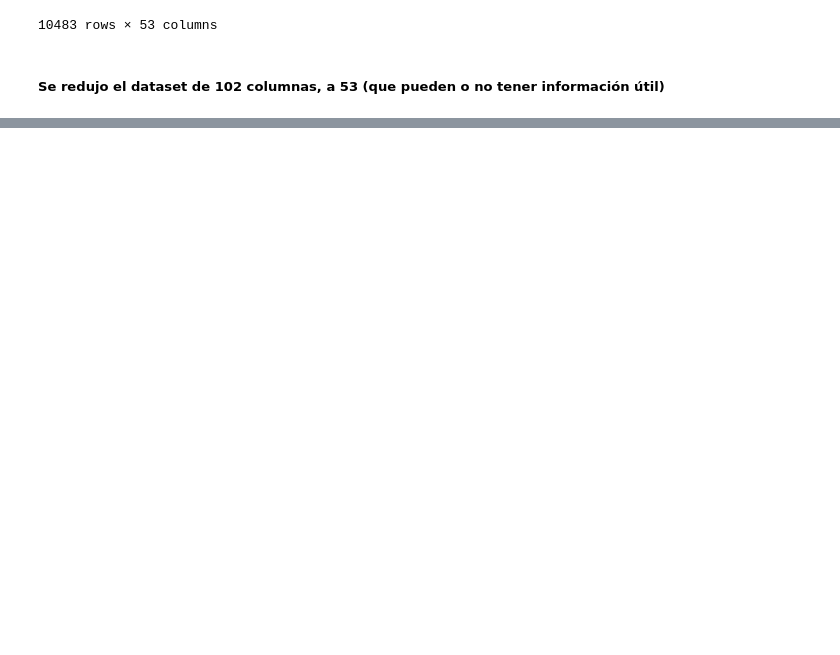
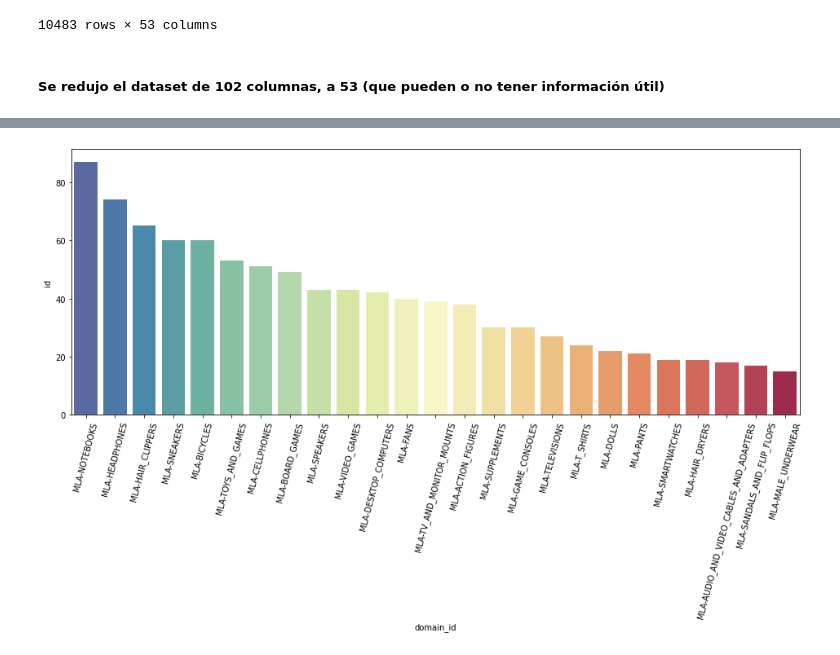
Before and after one commit to panza238/MLC, a Jupyter notebook: Notebooks/MLC_01_ENTREGABLE.ipynb, the cells around one changed output, grey strips where cells are left out. Saved outputs shown, nothing was run; the diff lists cells and outputs as text; code cells hidden in the pictures; blank space fills up the shorter version.

```diff
--- a/Notebooks/MLC_01_ENTREGABLE.ipynb
+++ b/Notebooks/MLC_01_ENTREGABLE.ipynb
@@ -82,0 +87,8 @@ raw_dataset_df
+# %%
+discount_df = raw_dataset_df[raw_dataset_df["original_price"].notnull()]
+
+len_disc_df = len(discount_df)
+len_raw_df = len(raw_dataset_df)
+
+print("Número total de ítems con descuento en la muestra:", len_disc_df)
+print("Porcentaje de ítems con descuento en la muestra: {} %".format(round((len_disc_df / len_raw_df) * 100, 2)))
@@ -82,0 +165,12 @@ raw_dataset_df
+# %%
+top_categories_df = discount_df.groupby("domain_id").count().sort_values(by=["id"], ascending=False)['id'].iloc[:25].reset_index()
+
+# Se elige la columna id arbitrariamente. Esta columna cuenta cantidad de publicaciones.
+plt.figure(figsize=(16, 6))
+
+bar_plot = sns.barplot(data=top_categories_df, x="domain_id", y="id", palette="Spectral_r")
+
+for cat_label in bar_plot.get_xticklabels():
+    cat_label.set_rotation(75)
+# %% [output]
+[figure, added]
```
Also changed, not shown: parts of 22 cells of this notebook, 1 other file.
